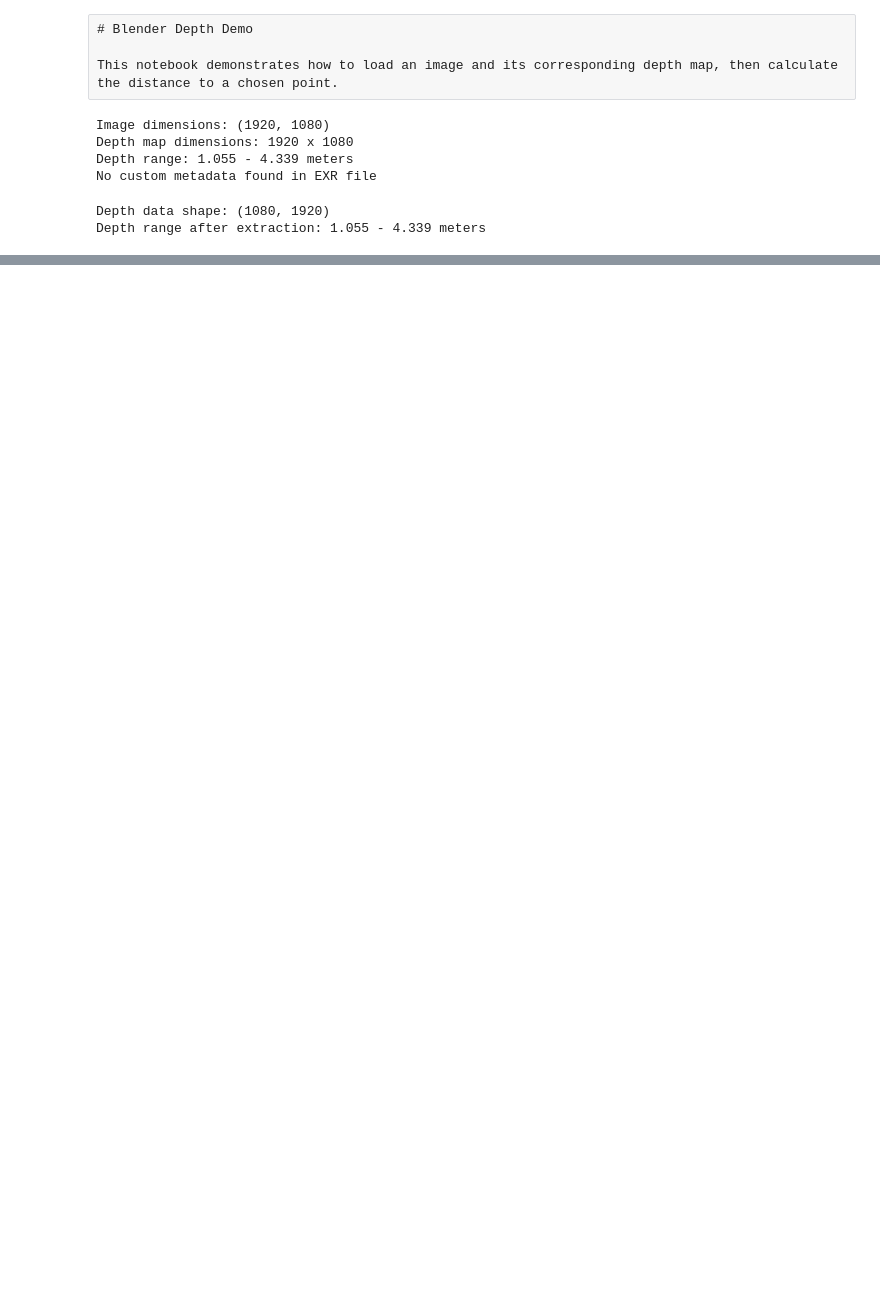
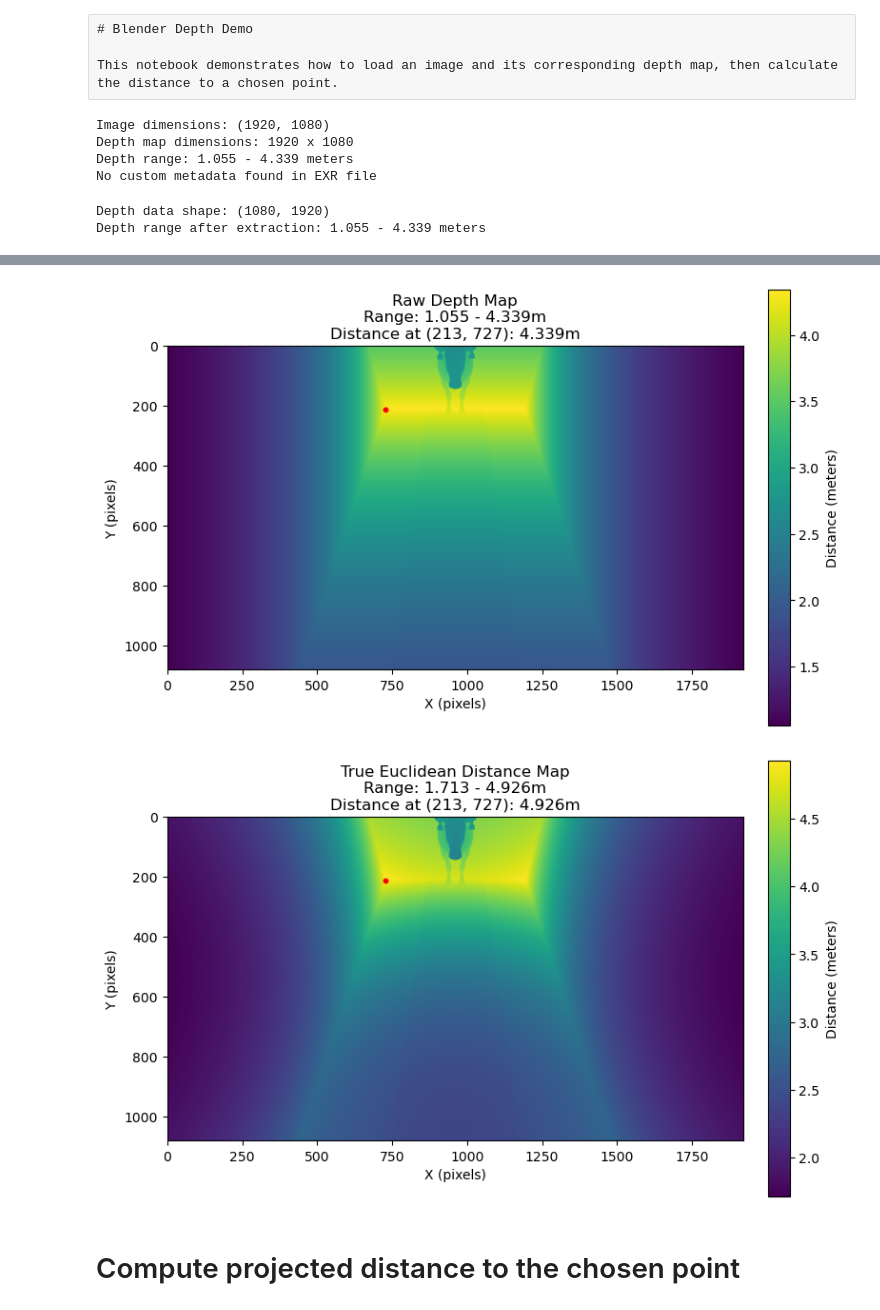
Before and after one commit to tony-pitchblack/bonting-identification, a Jupyter notebook: blender_depth_demo.ipynb, the cells around one changed output, grey strips where cells are left out. Saved outputs shown, nothing was run; the diff lists cells and outputs as text; code cells hidden in the pictures; blank space fills up the shorter version.

```diff
--- a/blender_depth_demo.ipynb
+++ b/blender_depth_demo.ipynb
@@ -162,0 +250,36 @@ Depth map statistics:
+# %%
+# Visualize only the raw depth and Euclidean distance maps on separate figures
+
+raw_depth_at_point = depth_data[chosen_px_y, chosen_px_x]
+euclidean_dist_at_point = euclidean_dist_matrix[chosen_px_y, chosen_px_x]
+
+fig1, ax1 = plt.subplots(figsize=(8, 7))
+depth_plot1 = ax1.imshow(depth_data, cmap='viridis')
+ax1.scatter(chosen_px_x, chosen_px_y, c='red', s=10, marker='o')
+ax1.set_title(
+    f'Raw Depth Map\nRange: {depth_data.min():.3f} - {depth_data.max():.3f}m\n'
+    f'Distance at ({chosen_px_y}, {chosen_px_x}): {raw_depth_at_point:.3f}m'
+)
+ax1.set_xlabel('X (pixels)')
+ax1.set_ylabel('Y (pixels)')
+cbar1 = plt.colorbar(depth_plot1, ax=ax1, label='Distance (meters)', fraction=0.035, pad=0.04)
+plt.tight_layout()
+plt.show()
+
+fig2, ax2 = plt.subplots(figsize=(8, 7))
+euclidean_plot = ax2.imshow(euclidean_dist_matrix, cmap='viridis')
+ax2.scatter(chosen_px_x, chosen_px_y, c='red', s=10, marker='o')
+ax2.set_title(
+    f'True Euclidean Distance Map\nRange: {euclidean_dist_matrix.min():.3f} - {euclidean_dist_matrix.max():.3f}m\n'
+    f'Distance at ({chosen_px_y}, {chosen_px_x}): {euclidean_dist_at_point:.3f}m'
+)
+ax2.set_xlabel('X (pixels)')
+ax2.set_ylabel('Y (pixels)')
+cbar2 = plt.colorbar(euclidean_plot, ax=ax2, label='Distance (meters)', fraction=0.035, pad=0.04)
+plt.tight_layout()
+plt.show()
+# %% [output]
+[figure, added]
+[figure, added]
+# %% [markdown]
+# Compute projected distance to the chosen point
```
Also changed, not shown: parts of 12 cells of this notebook.
